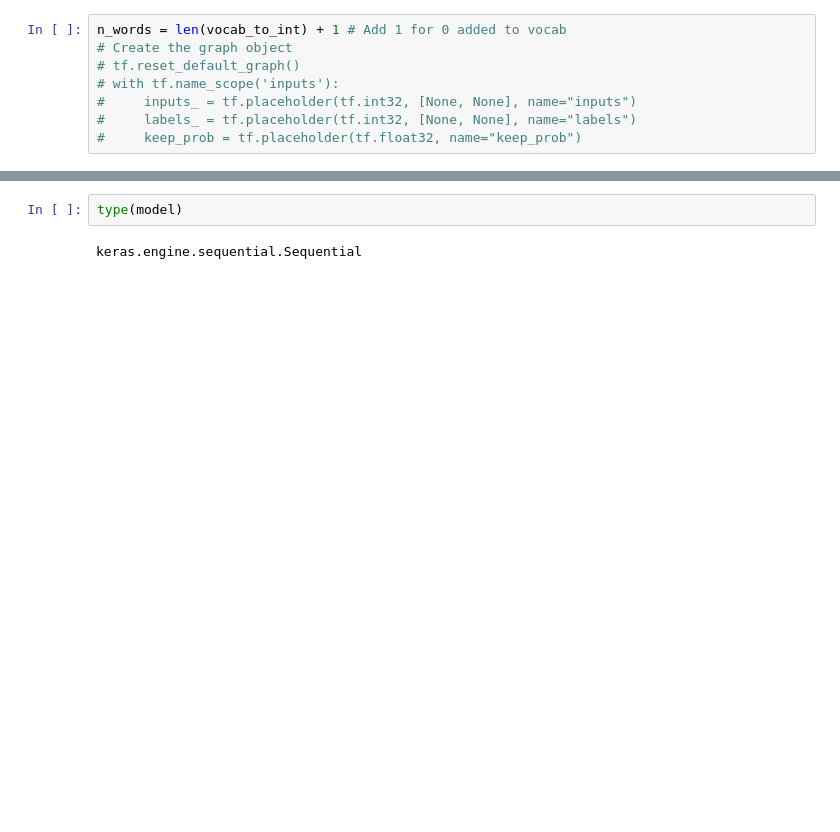
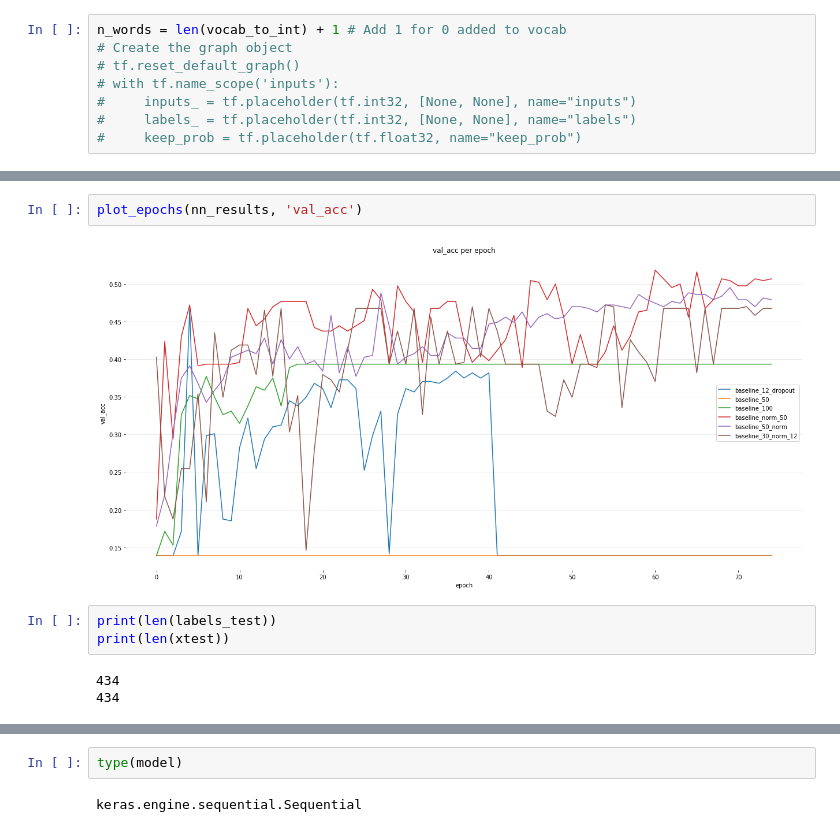
Before and after one commit to eltabre/PolitiGauge, a Jupyter notebook: notebooks/full_ibc/IBC Pract2.ipynb, the cells around one changed output, grey strips where cells are left out. Cells and saved outputs as stored; diff of their text form; blank space fills up the shorter version.

```diff
--- a/notebooks/full_ibc/IBC Pract2.ipynb
+++ b/notebooks/full_ibc/IBC Pract2.ipynb
@@ -449,0 +741,10 @@ None
+# %%
+plot_epochs(nn_results, 'val_acc')
+# %% [output]
+[figure, added]
+# %%
+print(len(labels_test))
+print(len(xtest))
+# %% [output]
+434
+434
```
Also changed, not shown: parts of 60 cells of this notebook, 1 other file.
